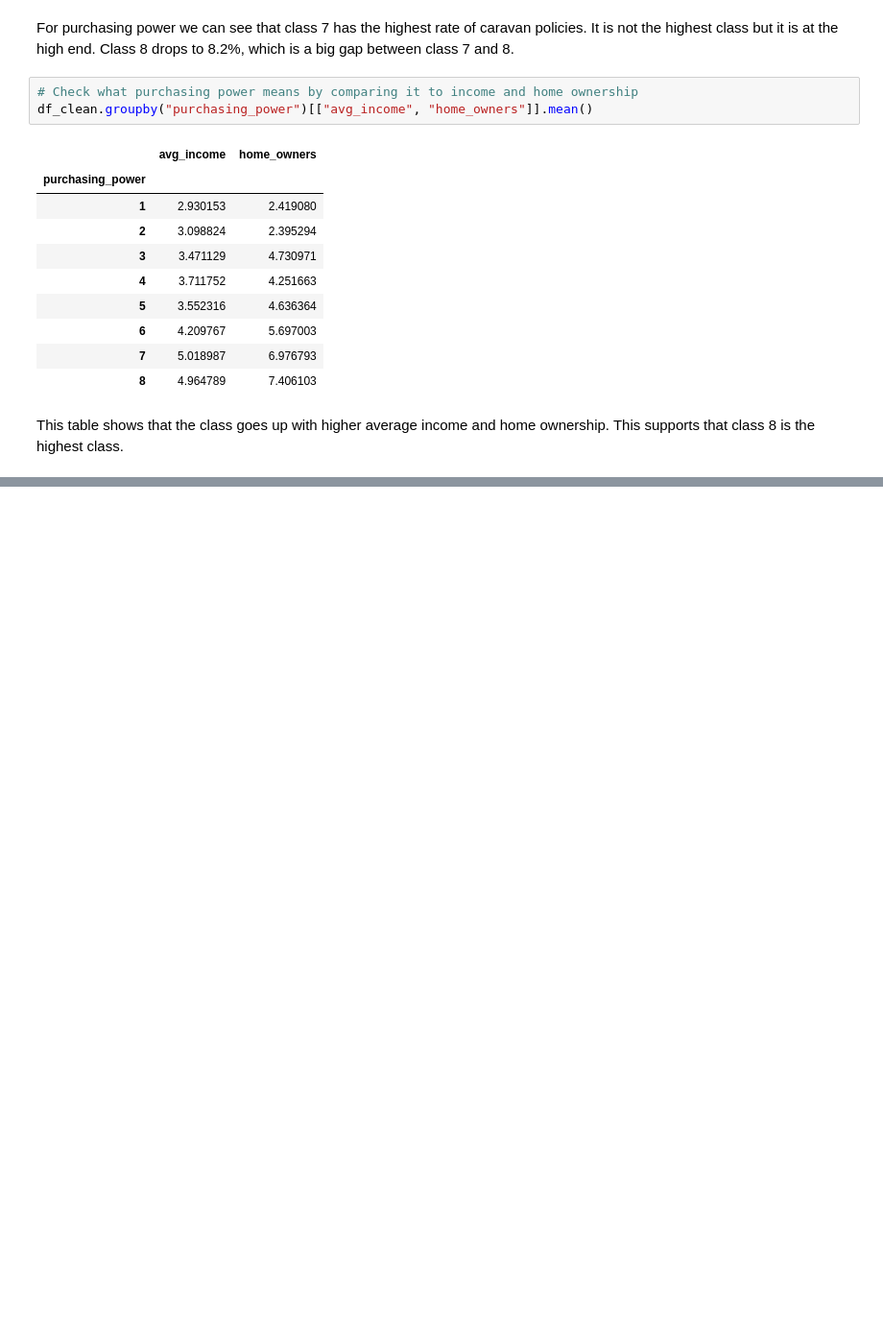
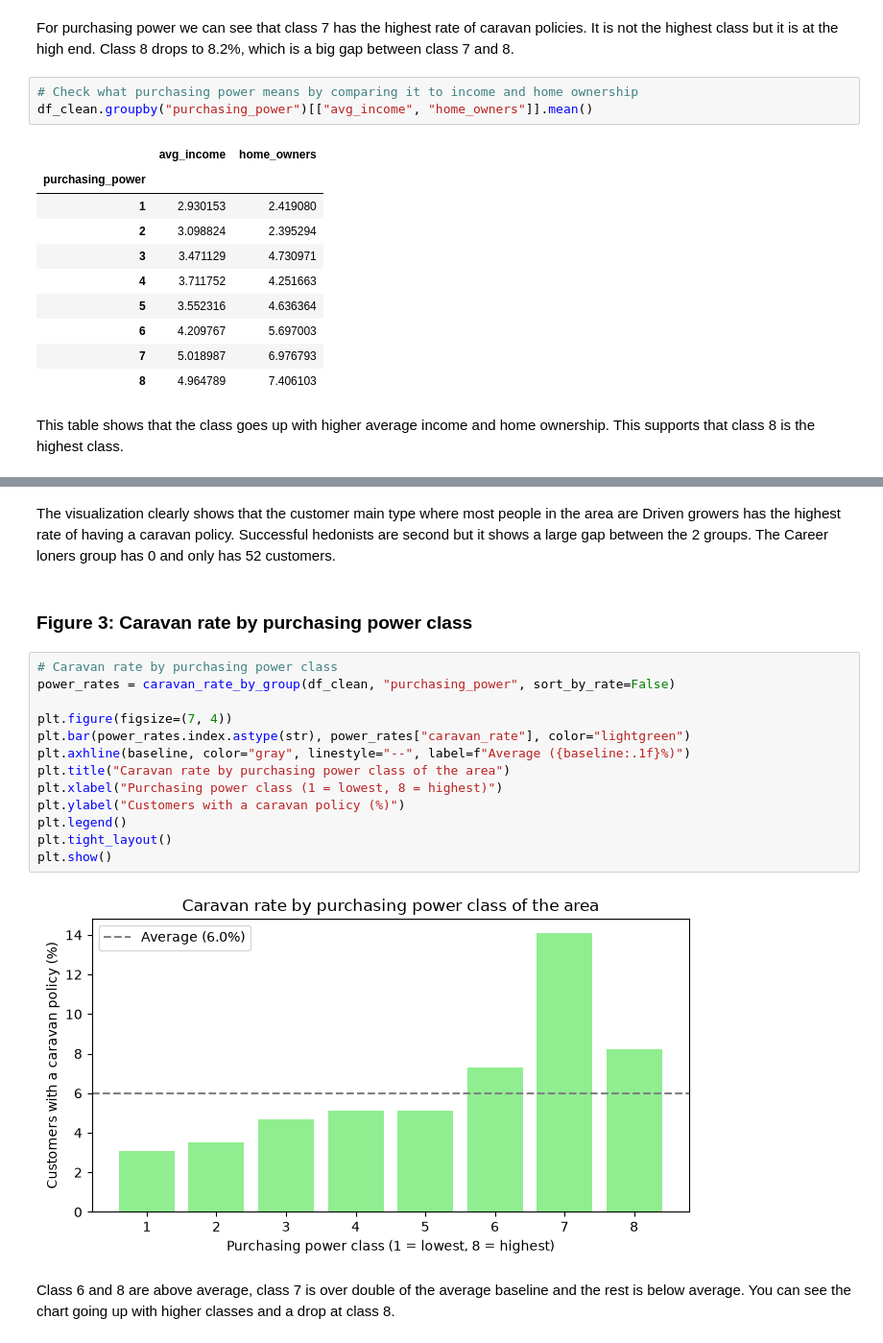
Before and after one commit to masterofscienceinai/ai-programming-foundations-project, a Jupyter notebook: data_workflow.ipynb, the cells around one changed output, grey strips where cells are left out. Shown at 96% size. Saved outputs shown, nothing was run; the diff lists cells and outputs as text; blank space fills up the shorter version.

```diff
--- a/data_workflow.ipynb
+++ b/data_workflow.ipynb
@@ -310,0 +361,21 @@ This table shows that the class goes up with higher average income and home owne
+# %% [markdown]
+The visualization clearly shows that the customer main type where most people in the area are Driven growers has the highest rate of having a caravan policy. Successful hedonists are second but it shows a large gap between the 2 groups. The Career loners group has 0 and only has 52 customers.
+# %% [markdown]
+### Figure 3: Caravan rate by purchasing power class
+# %%
+# Caravan rate by purchasing power class
+power_rates = caravan_rate_by_group(df_clean, "purchasing_power", sort_by_rate=False)
+
+plt.figure(figsize=(7, 4))
+plt.bar(power_rates.index.astype(str), power_rates["caravan_rate"], color="lightgreen")
+plt.axhline(baseline, color="gray", linestyle="--", label=f"Average ({baseline:.1f}%)")
+plt.title("Caravan rate by purchasing power class of the area")
+plt.xlabel("Purchasing power class (1 = lowest, 8 = highest)")
+plt.ylabel("Customers with a caravan policy (%)")
+plt.legend()
+plt.tight_layout()
+plt.show()
+# %% [output]
+[figure, added]
+# %% [markdown]
+Class 6 and 8 are above average, class 7 is over double of the average baseline and the rest is below average. You can see the chart going up with higher classes and a drop at class 8.
```
Also changed, not shown: parts of 7 cells of this notebook.
